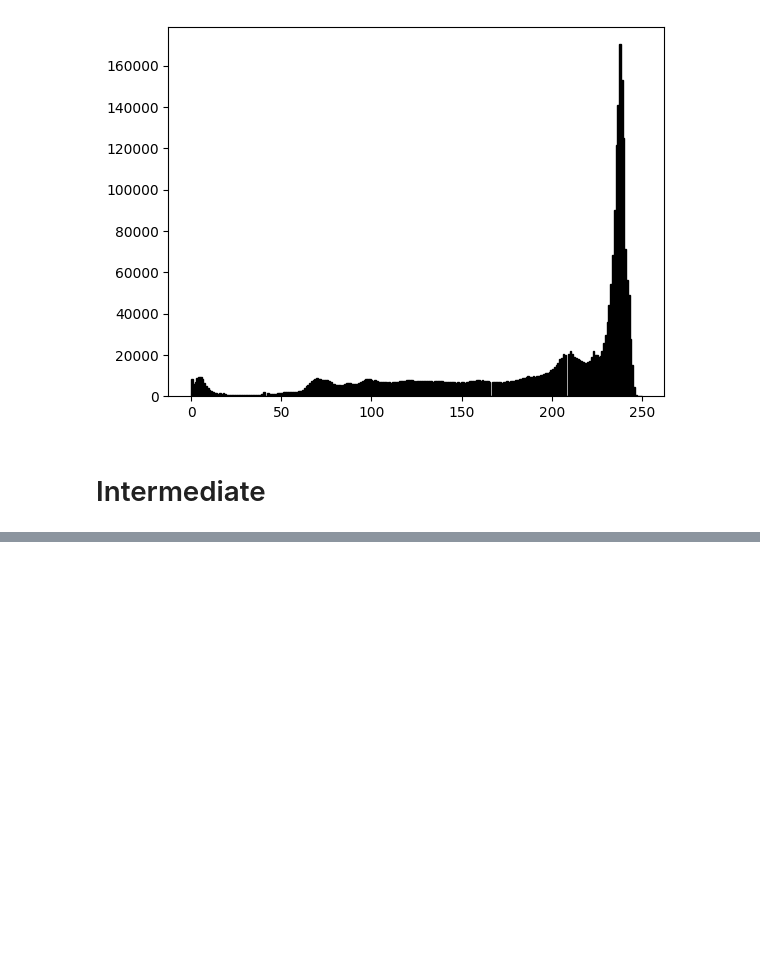
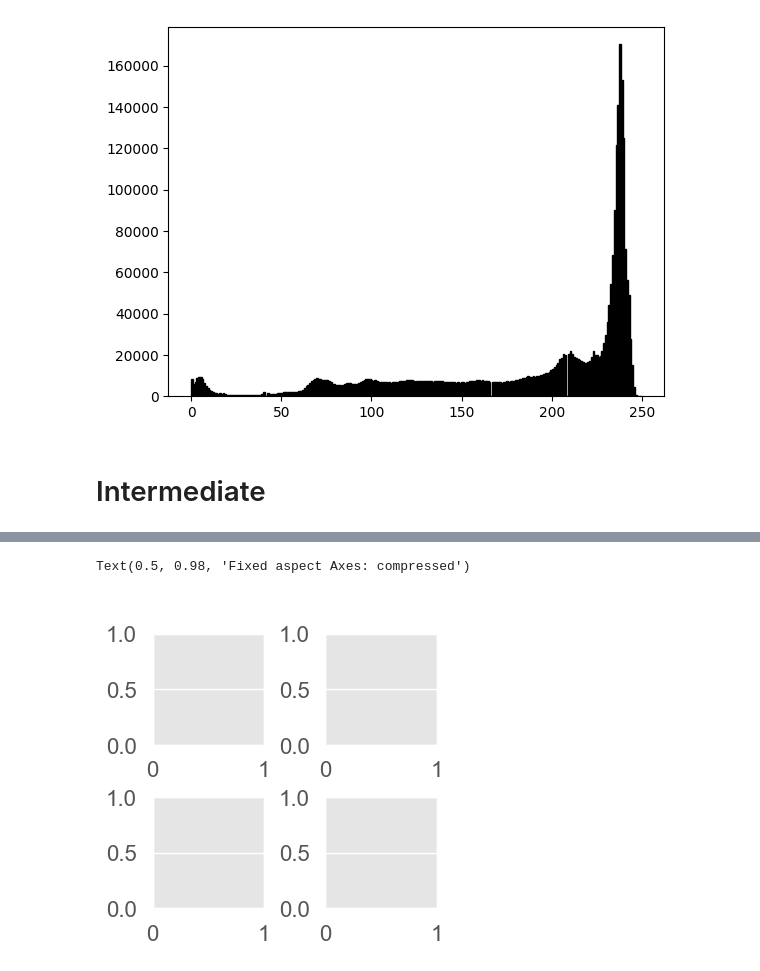
Before and after one commit to typokills/Coding_Projects, a Jupyter notebook: Matplotlib Tutorial.ipynb, the cells around one changed output, grey strips where cells are left out. Cells and saved outputs as stored; diff of their text form; code cells hidden in the pictures; blank space fills up the shorter version.

```diff
--- a/Matplotlib Tutorial.ipynb
+++ b/Matplotlib Tutorial.ipynb
@@ -436,0 +478,8 @@ plt.hist(lum_img.ravel(), bins=256, range=(0, 250), fc='k', ec='k')
+# %%
+fig, axs = plt.subplots(2, 2, layout="compressed", figsize=(5.5, 3.5))
+for ax in axs.flat:
+    ax.set_aspect(1)
+fig.suptitle('Fixed aspect Axes: compressed')
+# %% [output]
+Text(0.5, 0.98, 'Fixed aspect Axes: compressed')
+[figure, added]
```
Also changed, not shown: parts of 18 cells of this notebook.
